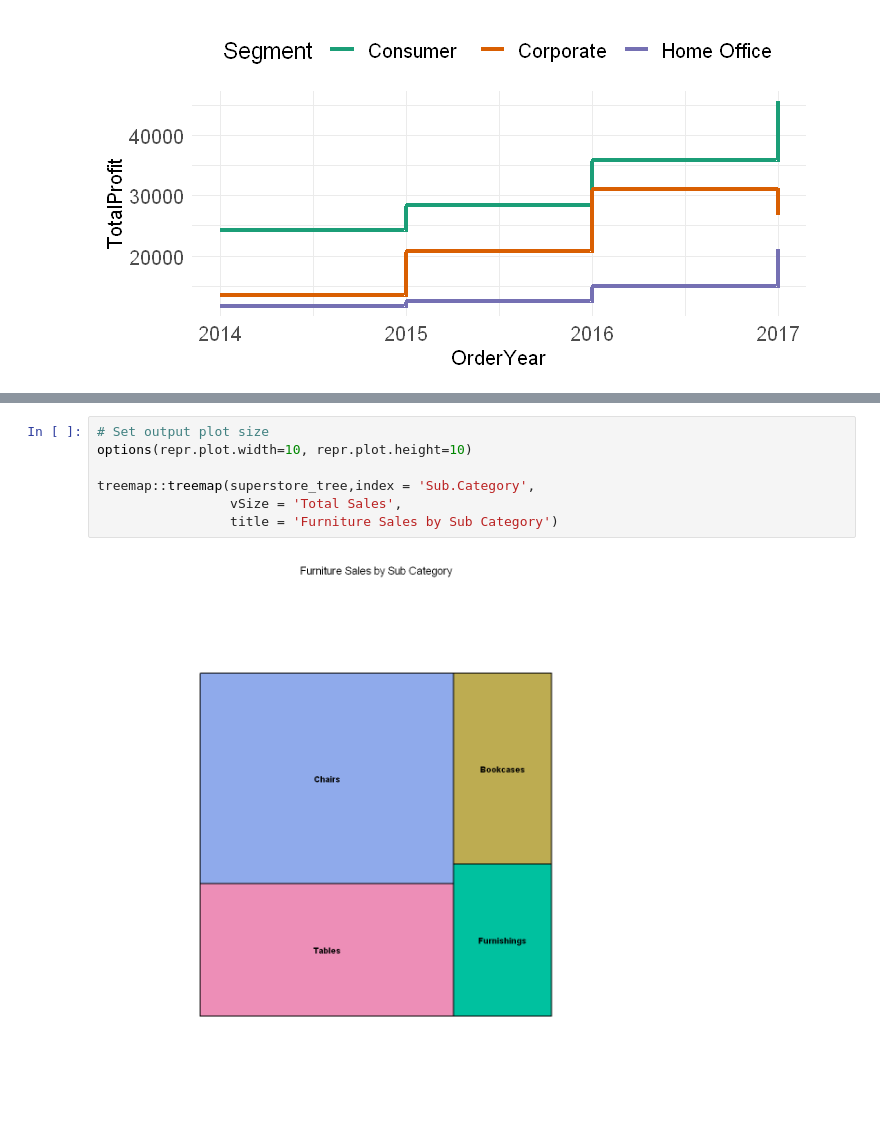
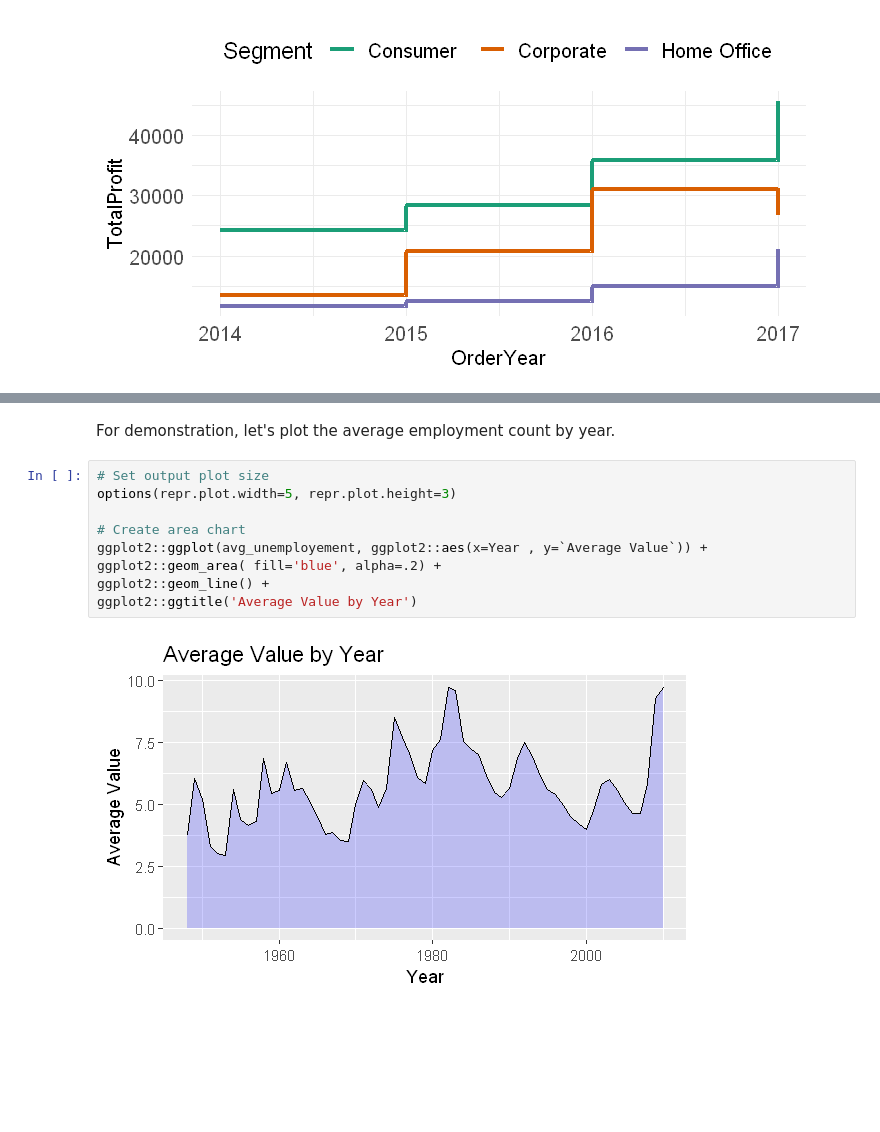
Before and after one commit to anirbanpalDSC/Data-Visualizations, a Jupyter notebook: Data Visualization - R.ipynb, the cells around one changed output, grey strips where cells are left out. Drawn from its saved outputs; the diff is of its cells as text; blank space fills up the shorter version.

```diff
--- a/Data Visualization - R.ipynb
+++ b/Data Visualization - R.ipynb
@@ -232,9 +234,13 @@ ERROR: Error in file(file, "rt"): cannot open the connection
-# %%
-# Set output plot size
-options(repr.plot.width=10, repr.plot.height=10)
-
-treemap::treemap(superstore_tree,index = 'Sub.Category',
-                 vSize = 'Total Sales',
-                 title = 'Furniture Sales by Sub Category')
-# %% [output]
-[figure, removed]
+# %% [markdown]
+For demonstration, let's plot the average employment count by year.
+# %%
+# Set output plot size
+options(repr.plot.width=5, repr.plot.height=3)
+
+# Create area chart
+ggplot2::ggplot(avg_unemployement, ggplot2::aes(x=Year , y=`Average Value`)) +
+ggplot2::geom_area( fill='blue', alpha=.2) +
+ggplot2::geom_line() +
+ggplot2::ggtitle('Average Value by Year')
+# %% [output]
+[figure, added]
```
Also changed, not shown: parts of 33 cells of this notebook.
